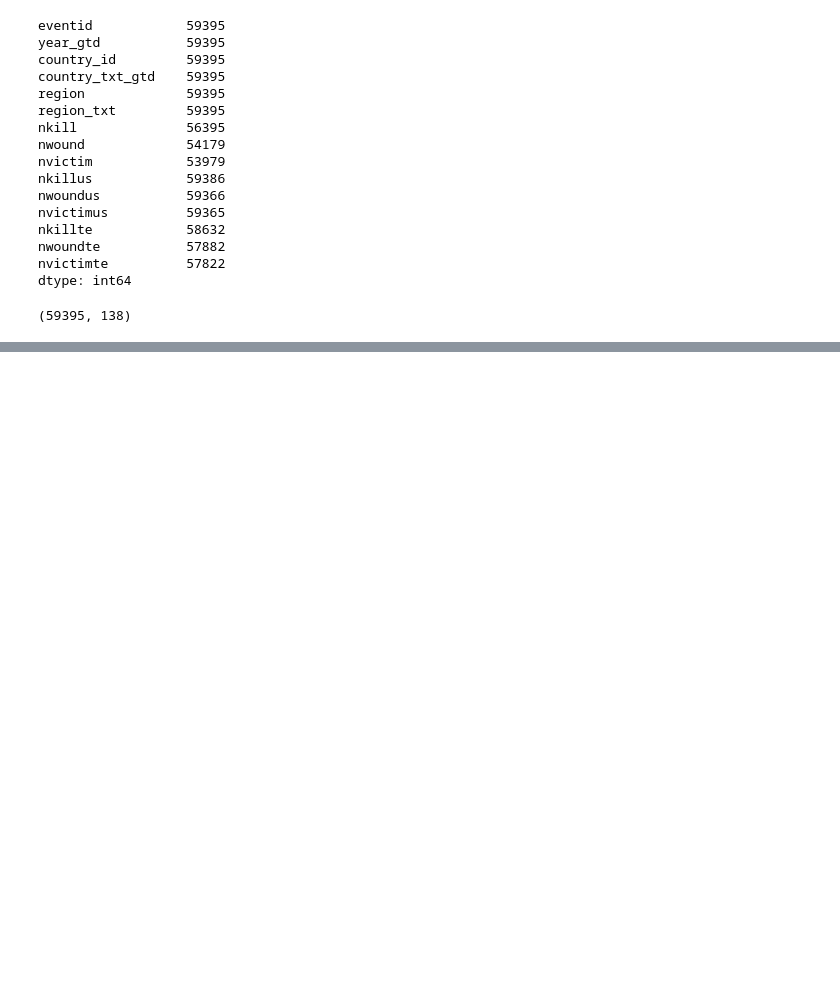
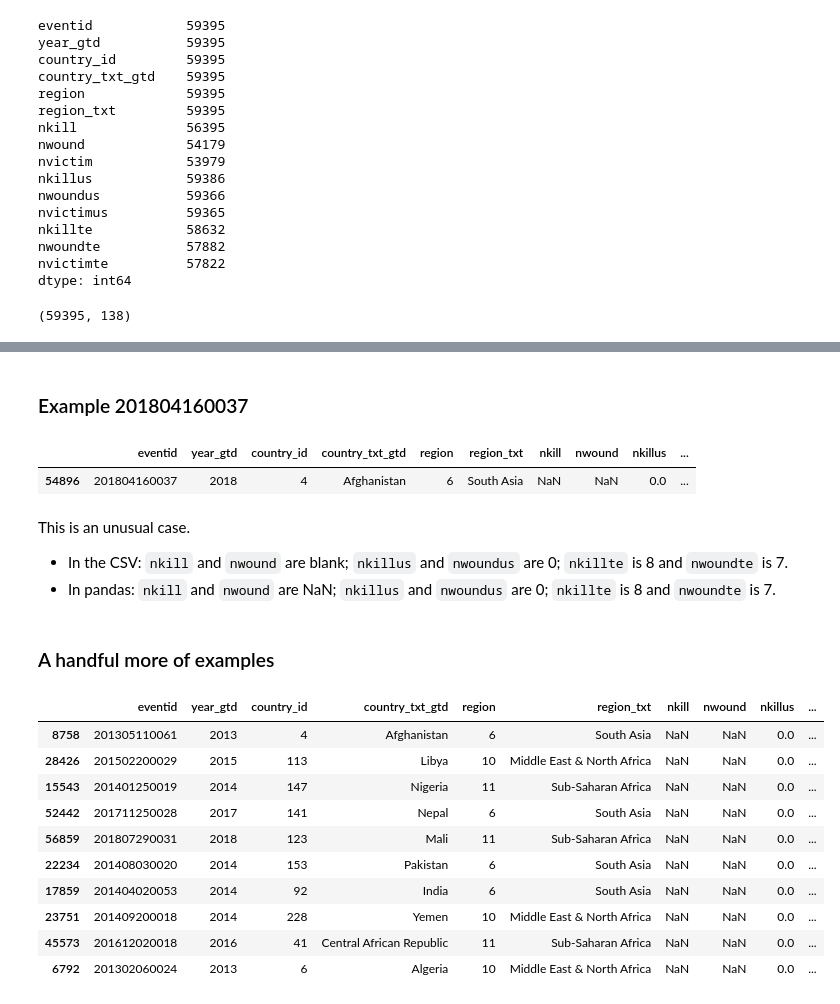
Before and after one commit to brooke-l-hawkins/milestone-i-project, a Jupyter notebook: code/clean_terrorism.ipynb, the cells around one changed output, grey strips where cells are left out. Drawn from its saved outputs; the diff is of its cells as text; code cells hidden in the pictures; blank space fills up the shorter version.

```diff
--- a/code/clean_terrorism.ipynb
+++ b/code/clean_terrorism.ipynb
@@ -424,0 +473,27 @@ Wall time: 6.05 s
+# %% [markdown]
+### Example 201804160037
+# %%
+df[columns_of_interest][df.eventid==201804160037]
+# %% [output]
+|  | eventid | year_gtd | country_id | country_txt_gtd | region | region_txt | nkill | nwound | nkillus | ... |
+| 54896 | 201804160037 | 2018 | 4 | Afghanistan | 6 | South Asia | NaN | NaN | 0.0 | ... |
+# %% [markdown]
+This is an unusual case.
+- In the CSV: `nkill` and `nwound` are blank; `nkillus` and `nwoundus` are 0; `nkillte` is 8 and `nwoundte` is 7.
+- In pandas: `nkill` and `nwound` are NaN; `nkillus` and `nwoundus` are 0; `nkillte` is 8 and `nwoundte` is 7.
+# %% [markdown]
+### A handful more of examples
+# %%
+df[columns_of_interest][df.nkill.isna()].sample(10)
+# %% [output]
+|  | eventid | year_gtd | country_id | country_txt_gtd | region | region_txt | nkill | nwound | nkillus | ... |
+| 8758 | 201305110061 | 2013 | 4 | Afghanistan | 6 | South Asia | NaN | NaN | 0.0 | ... |
+| 28426 | 201502200029 | 2015 | 113 | Libya | 10 | Middle East & North Africa | NaN | NaN | 0.0 | ... |
+| 15543 | 201401250019 | 2014 | 147 | Nigeria | 11 | Sub-Saharan Africa | NaN | NaN | 0.0 | ... |
+| 52442 | 201711250028 | 2017 | 141 | Nepal | 6 | South Asia | NaN | NaN | 0.0 | ... |
+| 56859 | 201807290031 | 2018 | 123 | Mali | 11 | Sub-Saharan Africa | NaN | NaN | 0.0 | ... |
+| 22234 | 201408030020 | 2014 | 153 | Pakistan | 6 | South Asia | NaN | NaN | 0.0 | ... |
+| 17859 | 201404020053 | 2014 | 92 | India | 6 | South Asia | NaN | NaN | 0.0 | ... |
+| 23751 | 201409200018 | 2014 | 228 | Yemen | 10 | Middle East & North Africa | NaN | NaN | 0.0 | ... |
+| 45573 | 201612020018 | 2016 | 41 | Central African Republic | 11 | Sub-Saharan Africa | NaN | NaN | 0.0 | ... |
+| 6792 | 201302060024 | 2013 | 6 | Algeria | 10 | Middle East & North Africa | NaN | NaN | 0.0 | ... |
```
Also changed, not shown: parts of 34 cells of this notebook.
